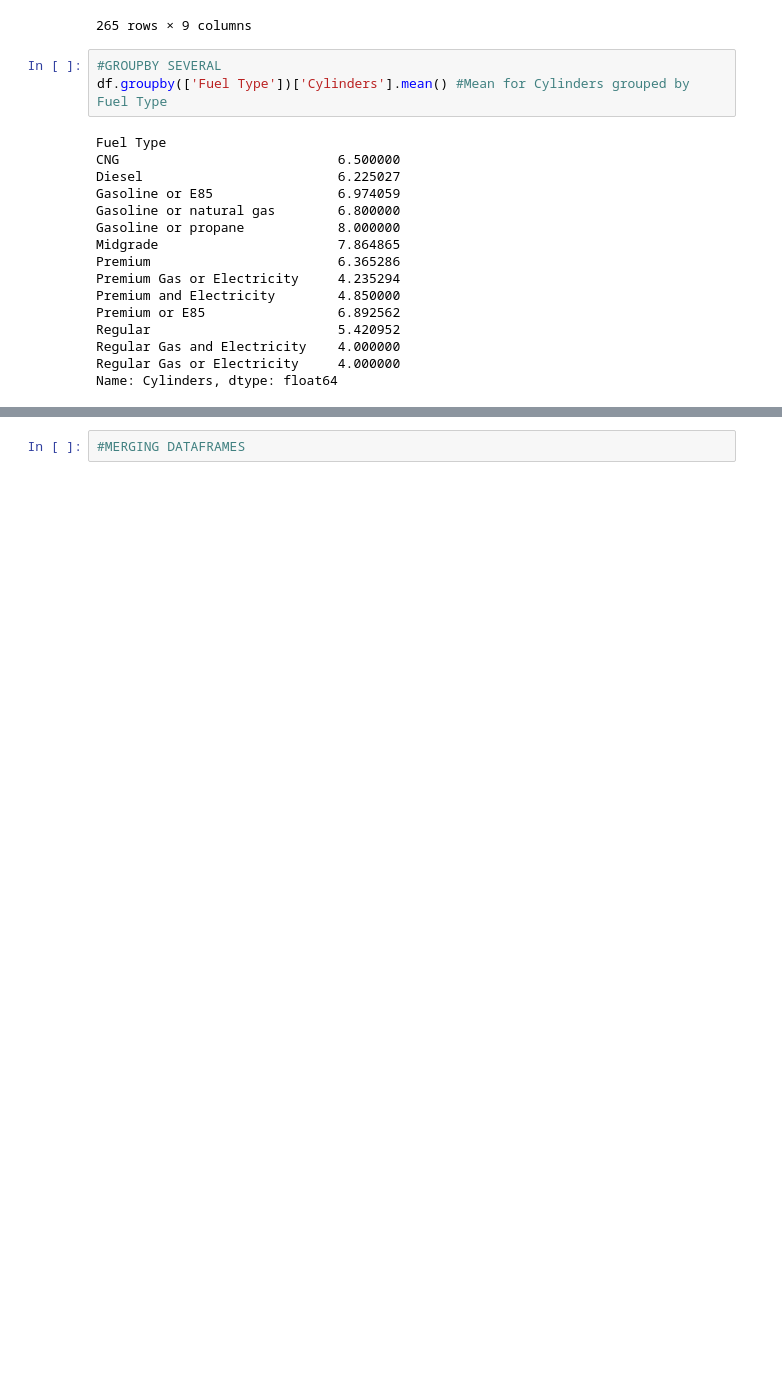
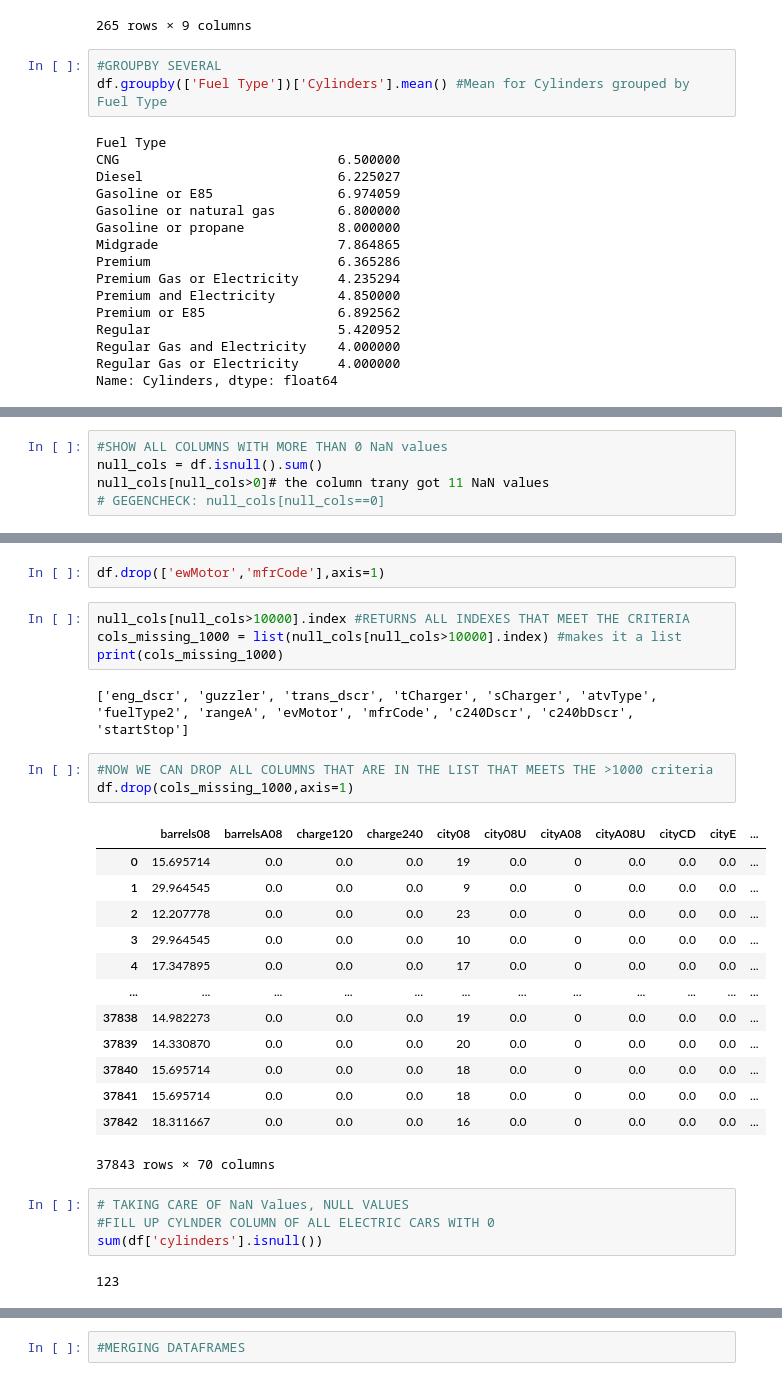
Before and after one commit to thomas-cares/data-pt-ber-08-20, a Jupyter notebook: practice/codealong.ipynb, the cells around one changed output, grey strips where cells are left out. Drawn from its saved outputs; the diff is of its cells as text; blank space fills up the shorter version.

```diff
--- a/practice/codealong.ipynb
+++ b/practice/codealong.ipynb
@@ -1077,0 +1136,5 @@ df.groupby(['Fuel Type'])['Cylinders','City MPG'].agg(['mean', 'max','min']).res
+# %%
+#SHOW ALL COLUMNS WITH MORE THAN 0 NaN values
+null_cols = df.isnull().sum()
+null_cols[null_cols>0]# the column trany got 11 NaN values
+# GEGENCHECK: null_cols[null_cols==0]
@@ -1077,0 +1178,31 @@ df.groupby(['Fuel Type'])['Cylinders','City MPG'].agg(['mean', 'max','min']).res
+# %%
+df.drop(['ewMotor','mfrCode'],axis=1)
+# %%
+null_cols[null_cols>10000].index #RETURNS ALL INDEXES THAT MEET THE CRITERIA
+cols_missing_1000 = list(null_cols[null_cols>10000].index) #makes it a list
+print(cols_missing_1000)
+# %% [output]
+['eng_dscr', 'guzzler', 'trans_dscr', 'tCharger', 'sCharger', 'atvType', 'fuelType2', 'rangeA', 'evMotor', 'mfrCode', 'c240Dscr', 'c240bDscr', 'startStop']
+# %%
+#NOW WE CAN DROP ALL COLUMNS THAT ARE IN THE LIST THAT MEETS THE >1000 criteria
+df.drop(cols_missing_1000,axis=1)
+# %% [output]
+|  | barrels08 | barrelsA08 | charge120 | charge240 | city08 | city08U | cityA08 | cityA08U | cityCD | cityE | ... |
+| 0 | 15.695714 | 0.0 | 0.0 | 0.0 | 19 | 0.0 | 0 | 0.0 | 0.0 | 0.0 | ... |
+| 1 | 29.964545 | 0.0 | 0.0 | 0.0 | 9 | 0.0 | 0 | 0.0 | 0.0 | 0.0 | ... |
+| 2 | 12.207778 | 0.0 | 0.0 | 0.0 | 23 | 0.0 | 0 | 0.0 | 0.0 | 0.0 | ... |
+| 3 | 29.964545 | 0.0 | 0.0 | 0.0 | 10 | 0.0 | 0 | 0.0 | 0.0 | 0.0 | ... |
+| 4 | 17.347895 | 0.0 | 0.0 | 0.0 | 17 | 0.0 | 0 | 0.0 | 0.0 | 0.0 | ... |
+| ... | ... | ... | ... | ... | ... | ... | ... | ... | ... | ... | ... |
+| 37838 | 14.982273 | 0.0 | 0.0 | 0.0 | 19 | 0.0 | 0 | 0.0 | 0.0 | 0.0 | ... |
+| 37839 | 14.330870 | 0.0 | 0.0 | 0.0 | 20 | 0.0 | 0 | 0.0 | 0.0 | 0.0 | ... |
+| 37840 | 15.695714 | 0.0 | 0.0 | 0.0 | 18 | 0.0 | 0 | 0.0 | 0.0 | 0.0 | ... |
+| 37841 | 15.695714 | 0.0 | 0.0 | 0.0 | 18 | 0.0 | 0 | 0.0 | 0.0 | 0.0 | ... |
+| 37842 | 18.311667 | 0.0 | 0.0 | 0.0 | 16 | 0.0 | 0 | 0.0 | 0.0 | 0.0 | ... |
+37843 rows × 70 columns
+# %%
+# TAKING CARE OF NaN Values, NULL VALUES
+#FILL UP CYLNDER COLUMN OF ALL ELECTRIC CARS WITH 0
+sum(df['cylinders'].isnull())
+# %% [output]
+123
```
Also changed, not shown: parts of 25 cells of this notebook, 4 other files.
